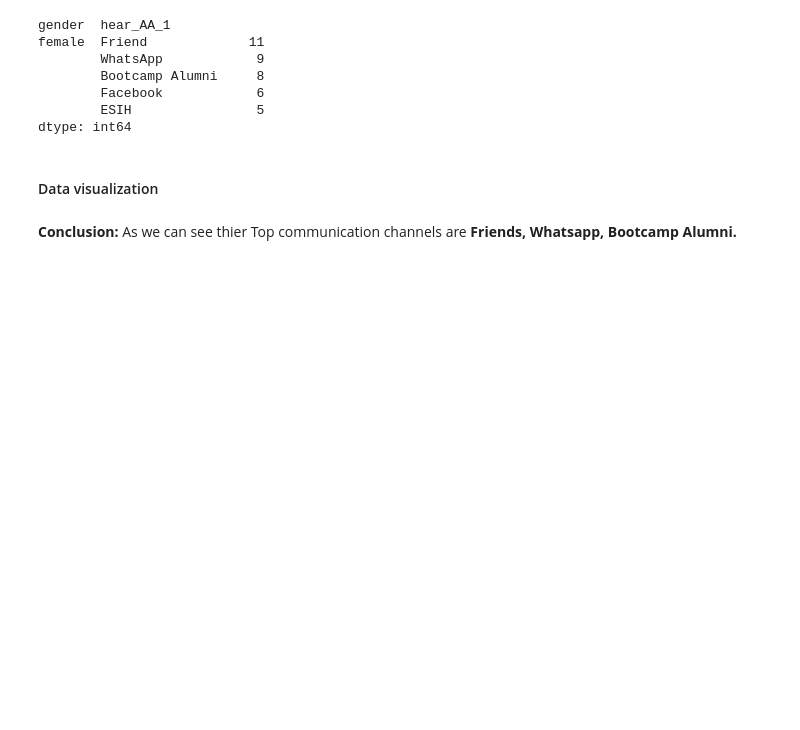
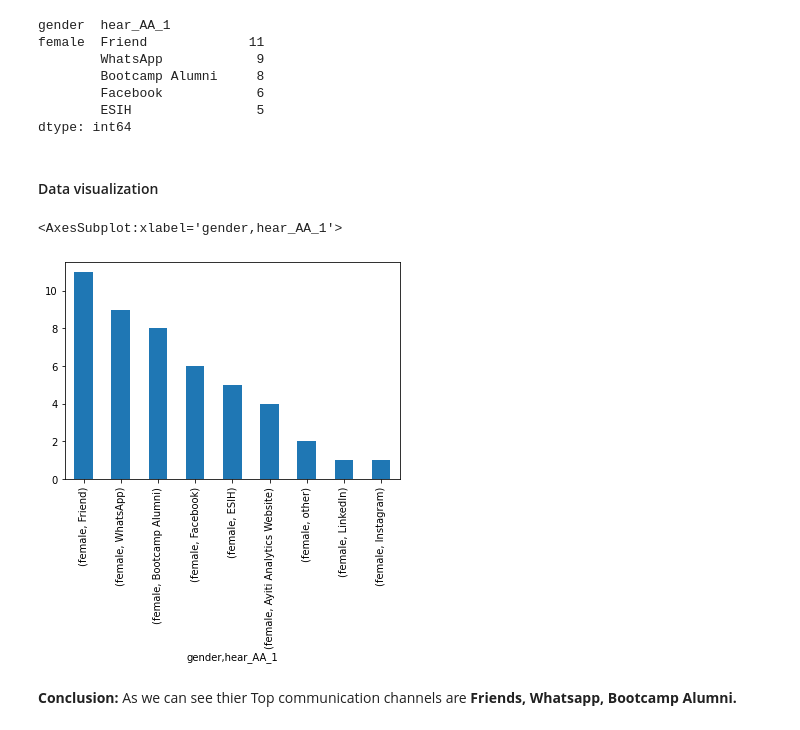
Before and after one commit to kesnel/Project-Data-Processing, a Jupyter notebook: data.ipynb, the cells around one changed output. Saved outputs shown, nothing was run; the diff lists cells and outputs as text; code cells hidden in the pictures; blank space fills up the shorter version.

```diff
--- a/data.ipynb
+++ b/data.ipynb
@@ -687,8 +794,9 @@ dtype: int64
 # %% [markdown]
 #### Data visualization
 # %%
-final_channels.plot(kind='bar')
-plt.title('Communication channels')
-plt.show()
+final_channels.plot.bar()
+# %% [output]
+<AxesSubplot:xlabel='gender,hear_AA_1'>
+[figure, added]
 # %% [markdown]
 **Conclusion:**  As we can see thier Top communication channels are **Friends, Whatsapp, Bootcamp Alumni.**
```
Also changed, not shown: parts of 16 cells of this notebook.
